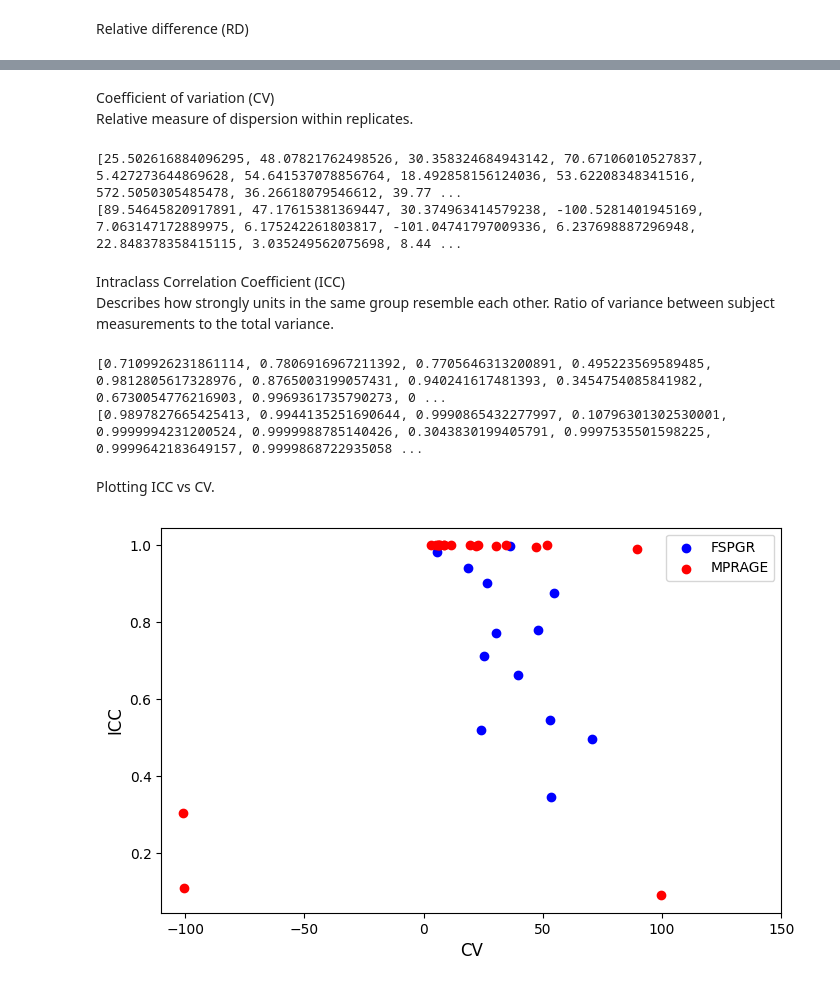
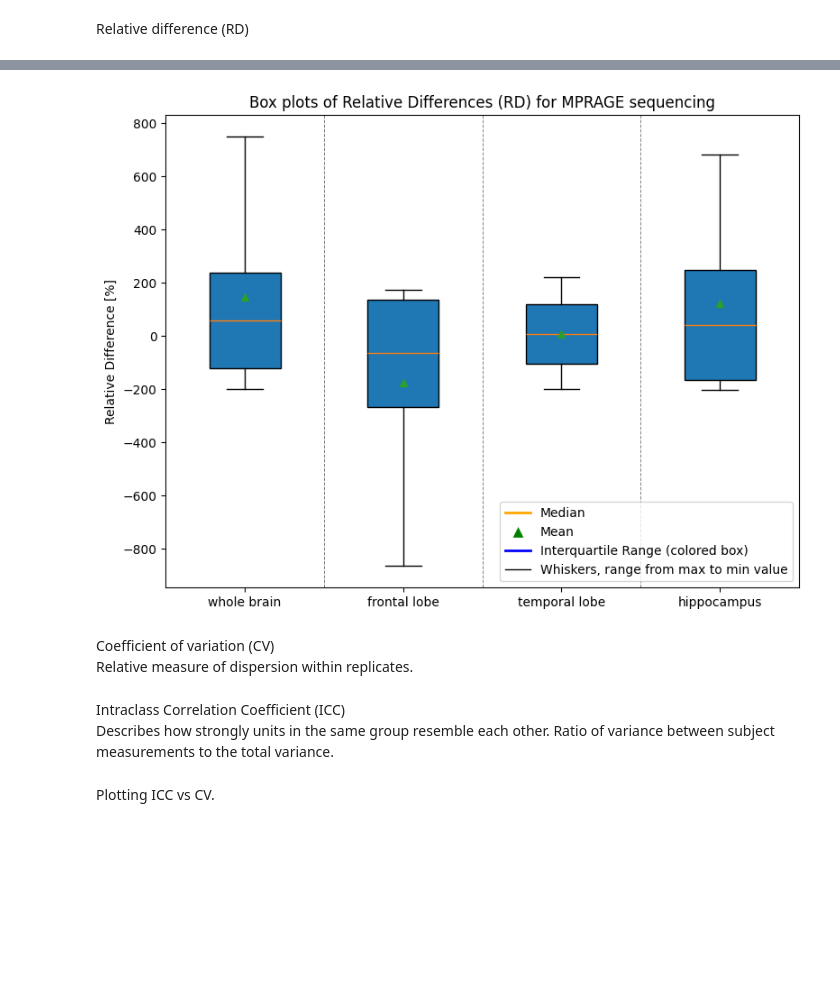
Before and after one commit to Crtox/asymmetryAD, a Jupyter notebook: code/test_retest.ipynb, the cells around one changed output, grey strips where cells are left out. Saved outputs shown, nothing was run; the diff lists cells and outputs as text; code cells hidden in the pictures; blank space fills up the shorter version.

```diff
--- a/code/test_retest.ipynb
+++ b/code/test_retest.ipynb
@@ -322,2 +376,37 @@ plt.show()
+# %%
+average_RDs_mprage = [average_RD_whole_brain_mprage, average_RD_frontal_lobe_mprage, average_RD_temporal_lobe_mprage, average_RD_hippocampus_mprage]
+std_devs_mprage = [std_RD_whole_brain_mprage, std_RD_frontal_lobe_mprage, std_RD_temporal_lobe_mprage, std_RD_hippocampus_mprage]
+max_values_mprage = [max_RD_whole_brain_mprage, max_RD_frontal_lobe_mprage, max_RD_temporal_lobe_mprage, max_RD_hippocampus_mprage]
+min_values_mprage = [min_RD_whole_brain_mprage, min_RD_frontal_lobe_mprage, min_RD_temporal_lobe_mprage, min_RD_hippocampus_mprage]
+# %%
+fig, ax = plt.subplots(figsize=(8, 6))
+# Construct data for the boxplot
+data = [
+    [min_values_mprage[0], average_RDs_mprage[0] - std_devs_mprage[0], average_RDs_mprage[0], average_RDs_mprage[0] + std_devs_mprage[0], max_values_mprage[0]],
+    [min_values_mprage[1], average_RDs_mprage[1] - std_devs_mprage[1], average_RDs_mprage[1], average_RDs_mprage[1] + std_devs_mprage[1], max_values_mprage[1]],
+    [min_values_mprage[2], average_RDs_mprage[2] - std_devs_mprage[2], average_RDs_mprage[2], average_RDs_mprage[2] + std_devs_mprage[2], max_values_mprage[2]],
+    [min_values_mprage[3], average_RDs_mprage[3] - std_devs_mprage[3], average_RDs_mprage[3], average_RDs_mprage[3] + std_devs_mprage[3], max_values_mprage[3]]
+]
+# Plotting the box plot
+ax.boxplot(data, vert=True, patch_artist=True, showmeans=True,
+           flierprops=dict(marker='o', color='gray', alpha=0.5))
+# Customizing the plot
+ax.set_title('Box plots of Relative Differences (RD) for MPRAGE sequencing')
+ax.set_ylabel('Relative Difference [%]')
+ax.set_xticklabels(['whole brain', 'frontal lobe', 'temporal lobe', 'hippocampus'])  # Customize labels as needed
+ax.axvline(x=1.5, color='gray', linestyle='--', linewidth=0.7)  # Vertical line to separate groups
+ax.axvline(x=2.5, color='gray', linestyle='--', linewidth=0.7)  # Vertical line to separate groups
+ax.axvline(x=3.5, color='gray', linestyle='--', linewidth=0.7)  # Vertical line to separate groups
+legend_elements = [
+    plt.Line2D([0], [0], color='orange', lw=2, label='Median'),
+    plt.Line2D([0], [0], marker='^', color='w', markerfacecolor='green', markersize=10, label='Mean'),
+    plt.Line2D([0], [0], color='blue', lw=2, label='Interquartile Range (colored box)'),
+    plt.Line2D([0], [0], color='black', lw=1, label='Whiskers, range from max to min value'),
+]
+ax.legend(handles=legend_elements, loc='lower right')
+plt.tight_layout()
+plt.show()
+# %% [output]
+[figure, added]
 # %% [markdown]
 Coefficient of variation (CV) <br> Relative measure of dispersion within replicates.
@@ -327,6 +412,0 @@ CV_mprage = calculate_CV(AI_first_mprage, AI_second_mprage)
-# %%
-print(CV_fspgr)
-print(CV_mprage)
-# %% [output]
-[25.502616884096295, 48.07821762498526, 30.358324684943142, 70.67106010527837, 5.427273644869628, 54.641537078856764, 18.492858156124036, 53.62208348341516, 572.5050305485478, 36.26618079546612, 39.77 ...
-[89.54645820917891, 47.17615381369447, 30.374963414579238, -100.5281401945169, 7.063147172889975, 6.175242261803817, -101.04741797009336, 6.237698887296948, 22.848378358415115, 3.035249562075698, 8.44 ...
@@ -340,6 +428,0 @@ ICC_mprage = calculate_ICC(AI_first_mprage, AI_second_mprage)
-# %%
-print(ICC_fspgr)
-print(ICC_mprage)
-# %% [output]
-[0.7109926231861114, 0.7806916967211392, 0.7705646313200891, 0.495223569589485, 0.9812805617328976, 0.8765003199057431, 0.940241617481393, 0.3454754085841982, 0.6730054776216903, 0.9969361735790273, 0 ...
-[0.9897827665425413, 0.9944135251690644, 0.9990865432277997, 0.10796301302530001, 0.9999994231200524, 0.9999988785140426, 0.3043830199405791, 0.9997535501598225, 0.9999642183649157, 0.9999868722935058 ...
@@ -346,13 +441,2 @@ print(ICC_mprage)
 # %% [markdown]
 Plotting ICC vs CV.
-# %%
-plt.figure(figsize=(8, 5))
-plt.scatter(CV_fspgr, ICC_fspgr, color='b', label='FSPGR')
-plt.scatter(CV_mprage, ICC_mprage, color='r', label='MPRAGE')
-plt.xlabel('CV', fontsize=12)
-plt.ylabel('ICC', fontsize=12)
-plt.xlim(-110, 150)
-plt.legend()
-plt.show()
-# %% [output]
-[figure, removed]
```
Also changed, not shown: parts of 32 cells of this notebook, 1 other file.
